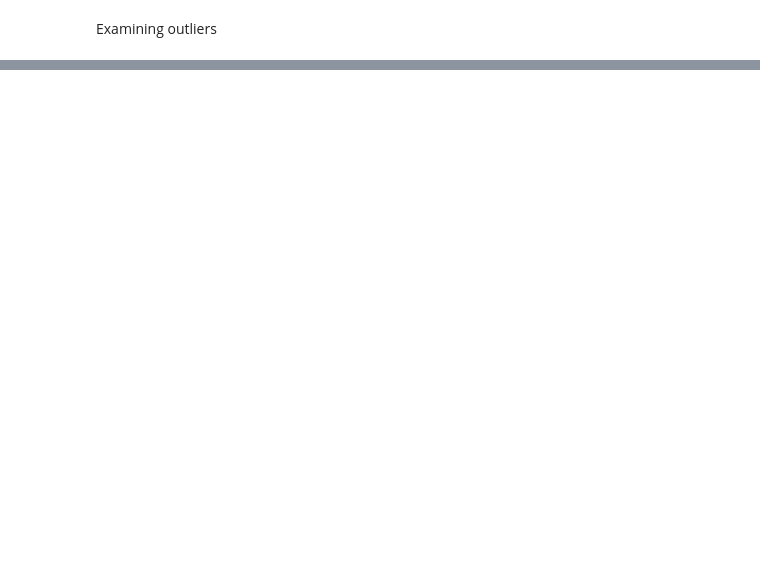
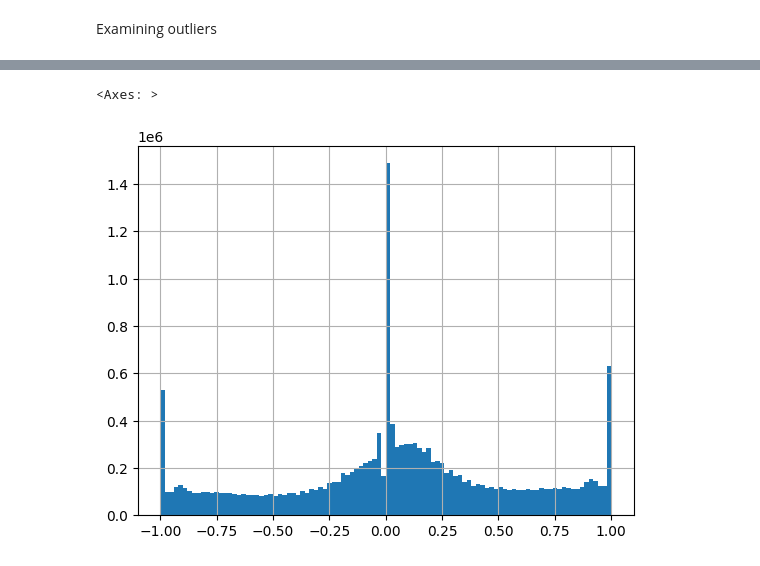
Before and after one commit to ruslan-imamguliyev/chessengine, a Jupyter notebook: research/eda.ipynb, the cells around one changed output, grey strips where cells are left out. Saved outputs shown, nothing was run; the diff lists cells and outputs as text; code cells hidden in the pictures; blank space fills up the shorter version.

```diff
--- a/research/eda.ipynb
+++ b/research/eda.ipynb
@@ -255,0 +407,2 @@ df.FEN.to_list()
+# %%
+df = pd.read_csv("../dataset/preprocessed/preprocessed.csv", nrows=None)
@@ -255,0 +433,5 @@ df.FEN.to_list()
+# %%
+df.Evaluation.hist(bins=100)
+# %% [output]
+<Axes: >
+[figure, added]
```
Also changed, not shown: parts of 47 cells of this notebook, 5 other files.
